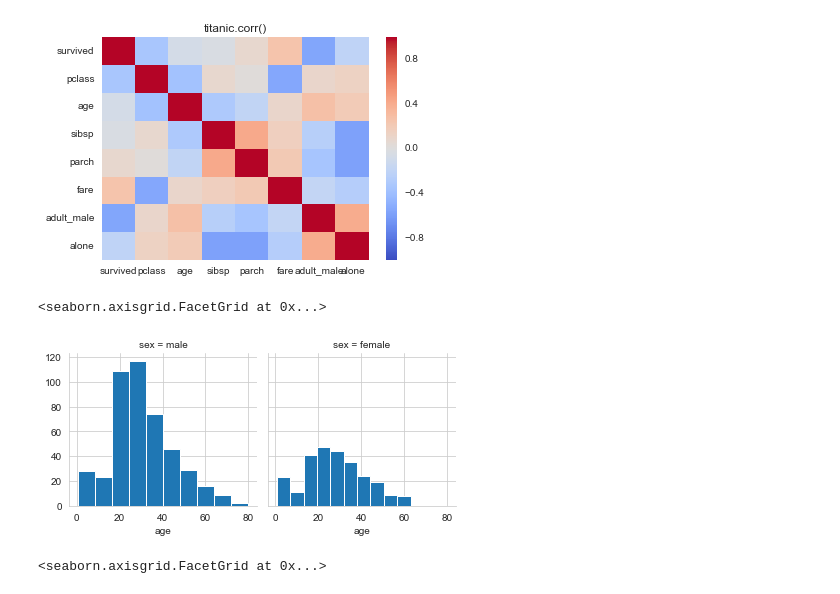
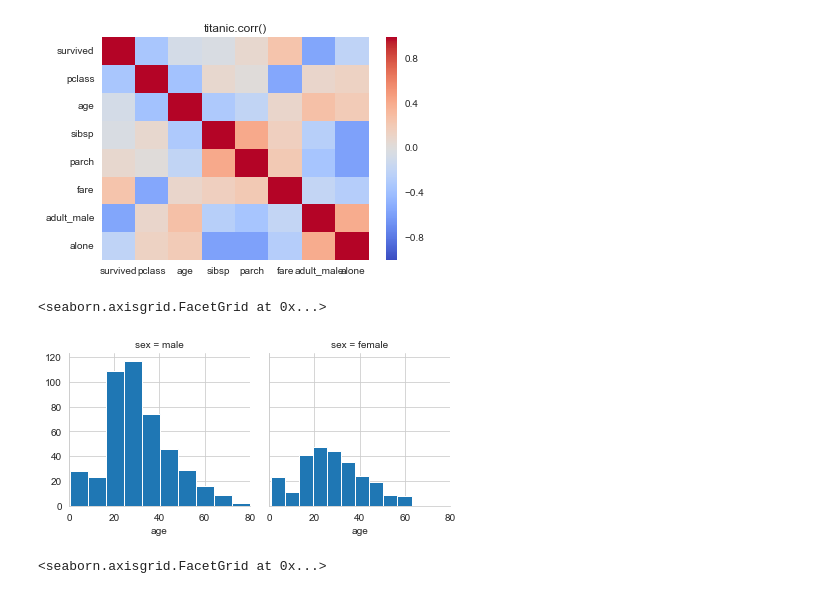
Before and after one commit to Vibe30/Skills-, a Jupyter notebook: Task-1/07-Seaborn Task.ipynb, the cells around one changed output. Drawn from its saved outputs; the diff is of its cells as text; code cells hidden in the pictures.

```diff
--- a/Task-1/07-Seaborn Task.ipynb
+++ b/Task-1/07-Seaborn Task.ipynb
@@ -108,15 +108,15 @@ Text(0.5, 1.0, 'titanic.corr()')
 # %%
 # CODE HERE
 # REPLICATE EXERCISE PLOT IMAGE BELOW
 # BE CAREFUL NOT TO OVERWRITE CELL BELOW
 # THAT WOULD REMOVE THE EXERCISE PLOT IMAGE!
 
-g = sns.FacetGrid(data=titanic, col='sex')
+g = sns.FacetGrid(data=titanic, col='sex',xlim=(0,80))
 #g.map(sns.distplot, 'age',kde=False)
 g.map(plt.hist, 'age')
 # %% [output]
 <seaborn.axisgrid.FacetGrid at 0x...>
-[figure, old version]
+[figure, new version]
 # %%
 # %% [output]
 <seaborn.axisgrid.FacetGrid at 0x...>
```
